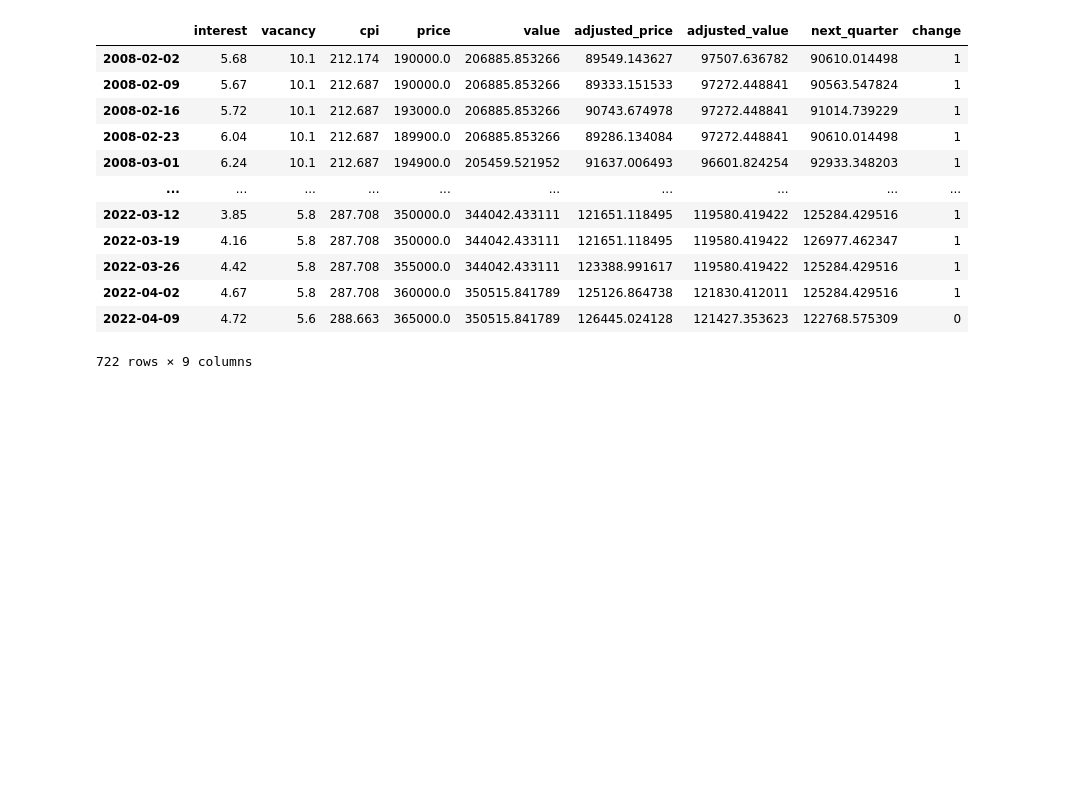
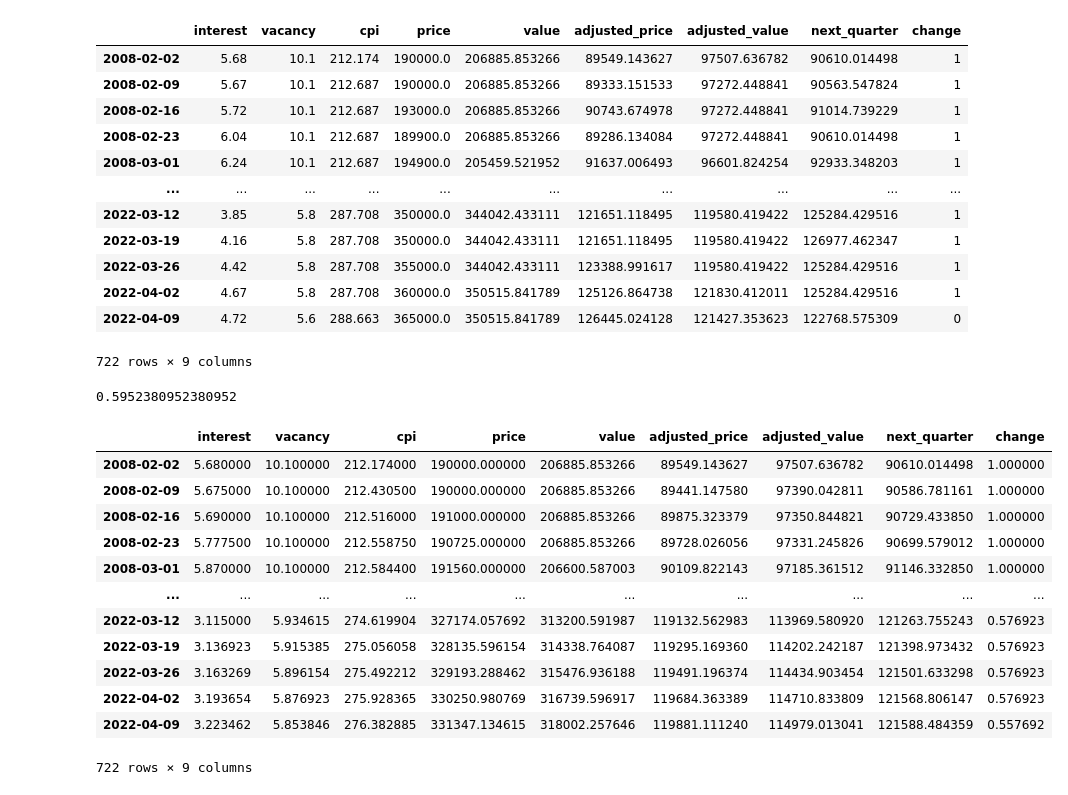
Before and after one commit to dyen66/house-price-prediction, a Jupyter notebook: House Price Prediction.ipynb, the cells around one changed output. Drawn from its saved outputs; the diff is of its cells as text; code cells hidden in the pictures; blank space fills up the shorter version.

```diff
--- a/House Price Prediction.ipynb
+++ b/House Price Prediction.ipynb
@@ -352,0 +378,4 @@ target = "change"
+# %%
+accuracy
+# %% [output]
+0.5952380952380952
@@ -352,0 +384,16 @@ target = "change"
+# %%
+yearly
+# %% [output]
+|  | interest | vacancy | cpi | price | value | adjusted_price | adjusted_value | next_quarter | change |
+| 2008-02-02 | 5.680000 | 10.100000 | 212.174000 | 190000.000000 | 206885.853266 | 89549.143627 | 97507.636782 | 90610.014498 | 1.000000 |
+| 2008-02-09 | 5.675000 | 10.100000 | 212.430500 | 190000.000000 | 206885.853266 | 89441.147580 | 97390.042811 | 90586.781161 | 1.000000 |
+| 2008-02-16 | 5.690000 | 10.100000 | 212.516000 | 191000.000000 | 206885.853266 | 89875.323379 | 97350.844821 | 90729.433850 | 1.000000 |
+| 2008-02-23 | 5.777500 | 10.100000 | 212.558750 | 190725.000000 | 206885.853266 | 89728.026056 | 97331.245826 | 90699.579012 | 1.000000 |
+| 2008-03-01 | 5.870000 | 10.100000 | 212.584400 | 191560.000000 | 206600.587003 | 90109.822143 | 97185.361512 | 91146.332850 | 1.000000 |
+| ... | ... | ... | ... | ... | ... | ... | ... | ... | ... |
+| 2022-03-12 | 3.115000 | 5.934615 | 274.619904 | 327174.057692 | 313200.591987 | 119132.562983 | 113969.580920 | 121263.755243 | 0.576923 |
+| 2022-03-19 | 3.136923 | 5.915385 | 275.056058 | 328135.596154 | 314338.764087 | 119295.169360 | 114202.242187 | 121398.973432 | 0.576923 |
+| 2022-03-26 | 3.163269 | 5.896154 | 275.492212 | 329193.288462 | 315476.936188 | 119491.196374 | 114434.903454 | 121501.633298 | 0.576923 |
+| 2022-04-02 | 3.193654 | 5.876923 | 275.928365 | 330250.980769 | 316739.596917 | 119684.363389 | 114710.833809 | 121568.806147 | 0.576923 |
+| 2022-04-09 | 3.223462 | 5.853846 | 276.382885 | 331347.134615 | 318002.257646 | 119881.111240 | 114979.013041 | 121588.484359 | 0.557692 |
+722 rows × 9 columns
```
Also changed, not shown: parts of 11 cells of this notebook.
